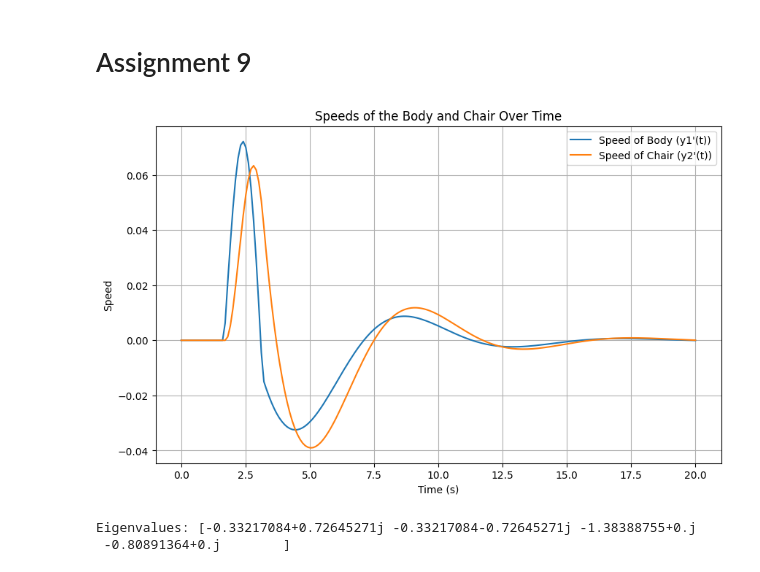
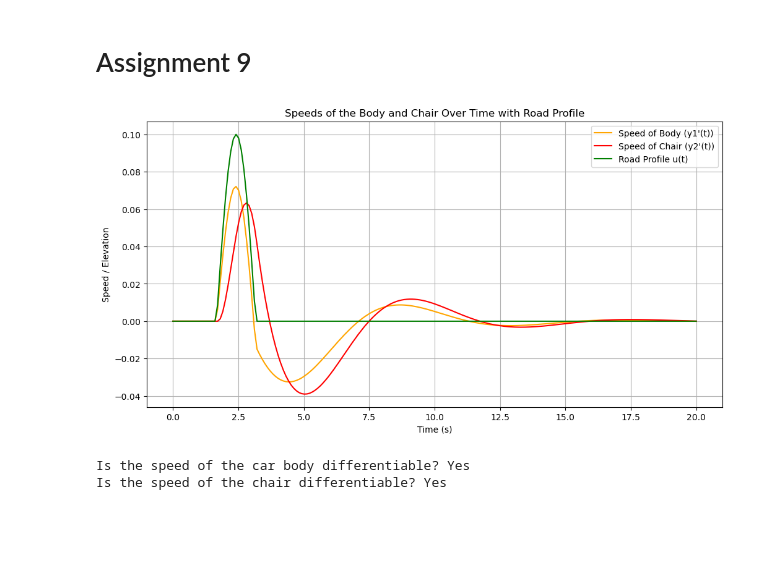
Before and after one commit to FranDeLio/Systems_Theory_Project, a Jupyter notebook: assignment.ipynb, the cells around one changed output. Saved outputs shown, nothing was run; the diff lists cells and outputs as text; code cells hidden in the pictures; blank space fills up the shorter version.

```diff
--- a/assignment.ipynb
+++ b/assignment.ipynb
@@ -204,31 +205,54 @@ Eigenvalues: [-0.33217084+0.72645271j -0.33217084-0.72645271j -1.38388755+0.j
  -0.80891364+0.j        ]
 # %% [markdown]
 # Assignment 9
-# %%
-u = lambda z: 0.1 * np.cos(-0.6981*(z-7.25)) if 5 <= z <= 9.5 else 0
-z = lambda t: 3*t
-
-input_parameters = {"m1":1400, "d1": 1000, "k1": 1000,
-                    "m2": 100, "d2": 200, "k2": 100}
-initial_conditions = {"x1": 0, "x2": 0, "x3": 0, "x4": 0}
-
-
-model = LinearControlSystem(input_parameters, u=u, z=z, time=20)
-model.solve(initial_conditions)
-
-speeds = model.compute_speeds()
-
-plt.figure(figsize=(10, 6))
-plt.plot(model.time_steps, speeds[:, 0], label="Speed of Body (y1'(t))")
-plt.plot(model.time_steps, speeds[:, 1], label="Speed of Chair (y2'(t))")
-plt.xlabel("Time (s)")
-plt.ylabel("Speed")
-plt.title("Speeds of the Body and Chair Over Time")
-plt.legend()
-plt.grid()
-plt.show()
-model.compute_eigenvalues()
-# %% [output]
-[figure, removed]
-Eigenvalues: [-0.33217084+0.72645271j -0.33217084-0.72645271j -1.38388755+0.j
- -0.80891364+0.j        ]
+# %%
+input_parameters = {"m1":1400, "d1": 1000, "k1": 1000,
+                    "m2": 100, "d2": 200, "k2": 100}
+initial_conditions = {"x1": 0, "x2": 0, "x3": 0, "x4": 0}
+
+u = lambda z: 0.1 * np.cos(-0.6981*(z-7.25)) if 5 <= z <= 9.5 else 0
+z = lambda t: 3*t
+
+model = LinearControlSystem(input_parameters, u, z, time=20)
+model.solve(initial_conditions, step_size=0.1)
+
+speeds = model.compute_speeds()
+y1_prime_values = speeds[:, 0]
+y2_prime_values = speeds[:, 1]
+
+# Define road profile u(t)
+t_values = model.time_steps
+z_values = z(t_values)
+u_values = np.array([u(z) for z in z_values])
+
+# Plot speeds and road profile
+plt.figure(figsize=(12, 6))
+plt.plot(t_values, y1_prime_values, label="Speed of Body (y1'(t))", color='orange')
+plt.plot(t_values, y2_prime_values, label="Speed of Chair (y2'(t))", color='red')
+plt.plot(t_values, u_values, label="Road Profile u(t)", color='green')
+
+plt.xlabel("Time (s)")
+plt.ylabel("Speed / Elevation")
+plt.title("Speeds of the Body and Chair Over Time with Road Profile")
+plt.legend()
+plt.grid()
+plt.show()
+
+# Compute numerical derivative to check differentiability
+y1_double_prime_values = np.gradient(y1_prime_values, t_values)
+y2_double_prime_values = np.gradient(y2_prime_values, t_values)
+
+# Find potential points of non-differentiability
+y1_peaks, _ = find_peaks(np.abs(y1_double_prime_values), height=1)
+y2_peaks, _ = find_peaks(np.abs(y2_double_prime_values), height=1)
+
+# Display results for differentiability
+is_y1_differentiable = len(y1_peaks) == 0
+is_y2_differentiable = len(y2_peaks) == 0
+
+print(f"Is the speed of the car body differentiable? {'Yes' if is_y1_differentiable else 'No'}")
+print(f"Is the speed of the chair differentiable? {'Yes' if is_y2_differentiable else 'No'}")
+# %% [output]
+[figure, added]
+Is the speed of the car body differentiable? Yes
+Is the speed of the chair differentiable? Yes
```
Also changed, not shown: parts of 5 cells of this notebook.
